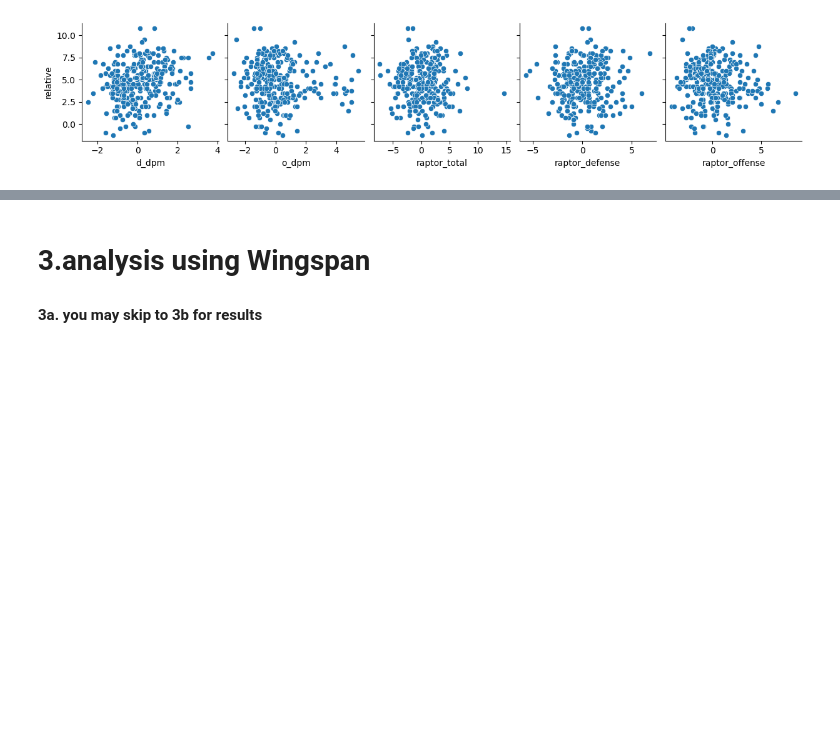
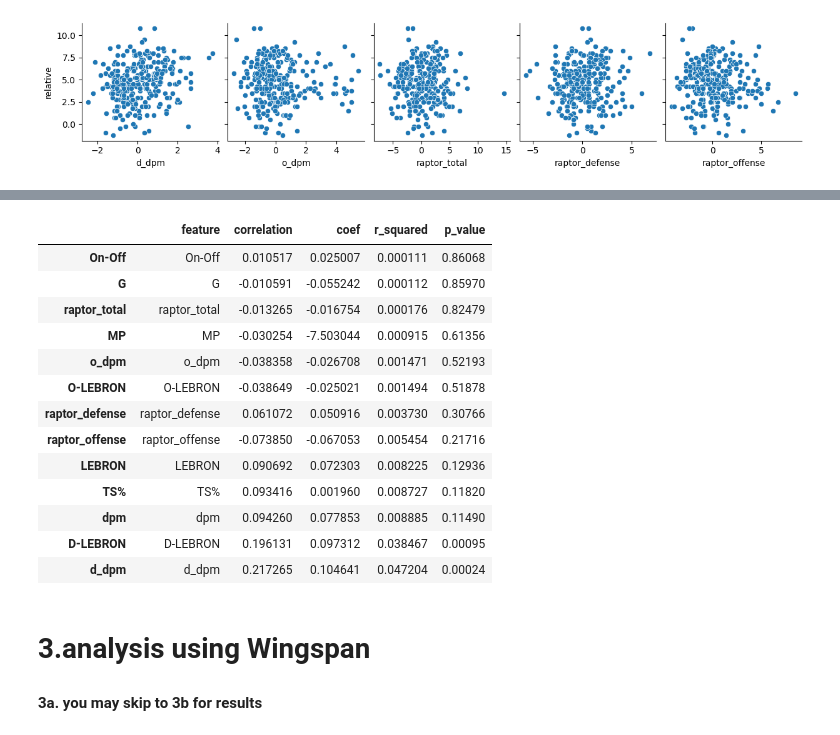
Before and after one commit to COGS108/Group135_WI26, a Jupyter notebook: analysis.ipynb, the cells around one changed output, grey strips where cells are left out. Drawn from its saved outputs; the diff is of its cells as text; code cells hidden in the pictures; blank space fills up the shorter version.

```diff
--- a/analysis.ipynb
+++ b/analysis.ipynb
@@ -151,17 +164,32 @@ plt.show()
 # %%
 #sort the table in different ways:
 
 #order by correlation
-# relative_summary.sort_values('correlation', ascending=False)
+relative_summary.sort_values('correlation', ascending=False)
 
 #order by coefficient
-# relative_summary.sort_values('coef', ascending=False)
+relative_summary.sort_values('coef', ascending=False)
 
 #order by R squared
-# relative_summary.sort_values('r_squared', ascending=False)
+relative_summary.sort_values('r_squared', ascending=False)
 
 #order by p_value
-# relative_summary.sort_values('p_value', ascending=False)
+relative_summary.sort_values('p_value', ascending=False)
+# %% [output]
+|  | feature | correlation | coef | r_squared | p_value |
+| On-Off | On-Off | 0.010517 | 0.025007 | 0.000111 | 0.86068 |
+| G | G | -0.010591 | -0.055242 | 0.000112 | 0.85970 |
+| raptor_total | raptor_total | -0.013265 | -0.016754 | 0.000176 | 0.82479 |
+| MP | MP | -0.030254 | -7.503044 | 0.000915 | 0.61356 |
+| o_dpm | o_dpm | -0.038358 | -0.026708 | 0.001471 | 0.52193 |
+| O-LEBRON | O-LEBRON | -0.038649 | -0.025021 | 0.001494 | 0.51878 |
+| raptor_defense | raptor_defense | 0.061072 | 0.050916 | 0.003730 | 0.30766 |
+| raptor_offense | raptor_offense | -0.073850 | -0.067053 | 0.005454 | 0.21716 |
+| LEBRON | LEBRON | 0.090692 | 0.072303 | 0.008225 | 0.12936 |
+| TS% | TS% | 0.093416 | 0.001960 | 0.008727 | 0.11820 |
+| dpm | dpm | 0.094260 | 0.077853 | 0.008885 | 0.11490 |
+| D-LEBRON | D-LEBRON | 0.196131 | 0.097312 | 0.038467 | 0.00095 |
+| d_dpm | d_dpm | 0.217265 | 0.104641 | 0.047204 | 0.00024 |
 # %% [markdown]
 # 3.analysis using Wingspan
 #### 3a. you may skip to 3b for results
```
Also changed, not shown: parts of 7 cells of this notebook, 2 other files.
